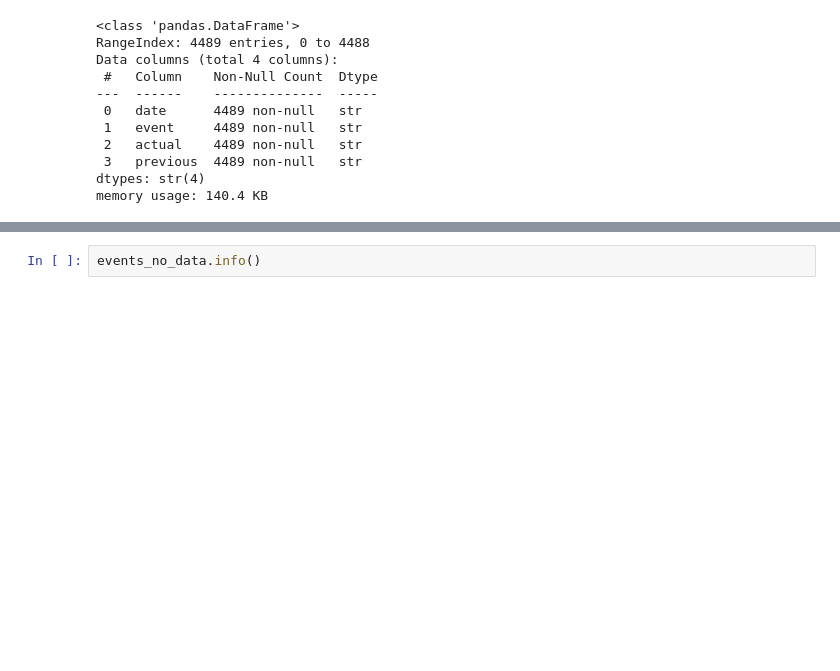
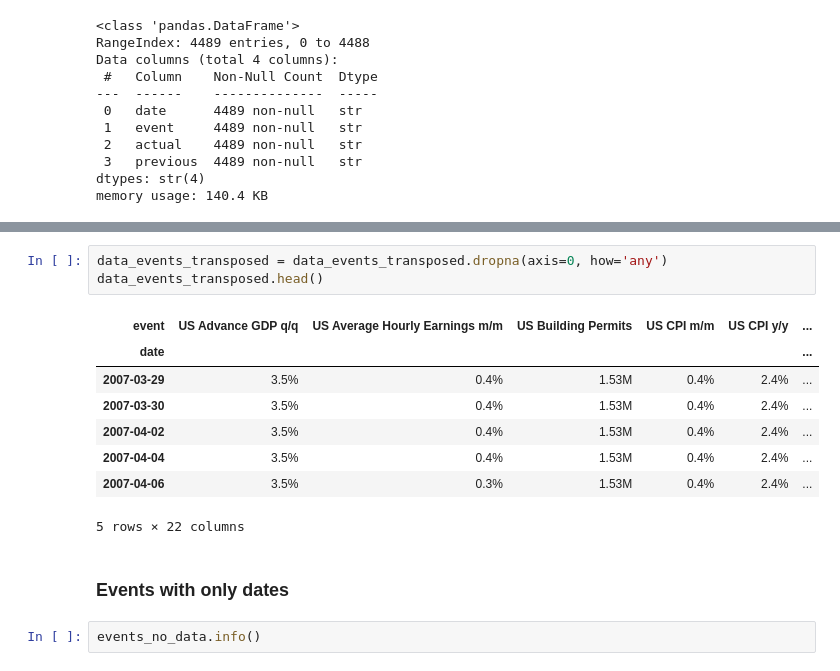
Before and after one commit to iagorivadulla/Market-Regime-ML-Meta-Labeling-System, a Jupyter notebook: data/interim/testing.ipynb, the cells around one changed output, grey strips where cells are left out. Saved outputs shown, nothing was run; the diff lists cells and outputs as text; blank space fills up the shorter version.

```diff
--- a/data/interim/testing.ipynb
+++ b/data/interim/testing.ipynb
@@ -201,3 +242,17 @@ Length: 22, dtype: str
+# %%
+data_events_transposed = data_events_transposed.dropna(axis=0, how='any')
+data_events_transposed.head()
+# %% [output]
+| event | US Advance GDP q/q | US Average Hourly Earnings m/m | US Building Permits | US CPI m/m | US CPI y/y | ... |
+| date |  |  |  |  |  | ... |
+| 2007-03-29 | 3.5% | 0.4% | 1.53M | 0.4% | 2.4% | ... |
+| 2007-03-30 | 3.5% | 0.4% | 1.53M | 0.4% | 2.4% | ... |
+| 2007-04-02 | 3.5% | 0.4% | 1.53M | 0.4% | 2.4% | ... |
+| 2007-04-04 | 3.5% | 0.4% | 1.53M | 0.4% | 2.4% | ... |
+| 2007-04-06 | 3.5% | 0.3% | 1.53M | 0.4% | 2.4% | ... |
+5 rows × 22 columns
+# %% [markdown]
+### Events with only dates
 # %%
 events_no_data.info()
 # %% [output]
```
Also changed, not shown: parts of 8 cells of this notebook.
